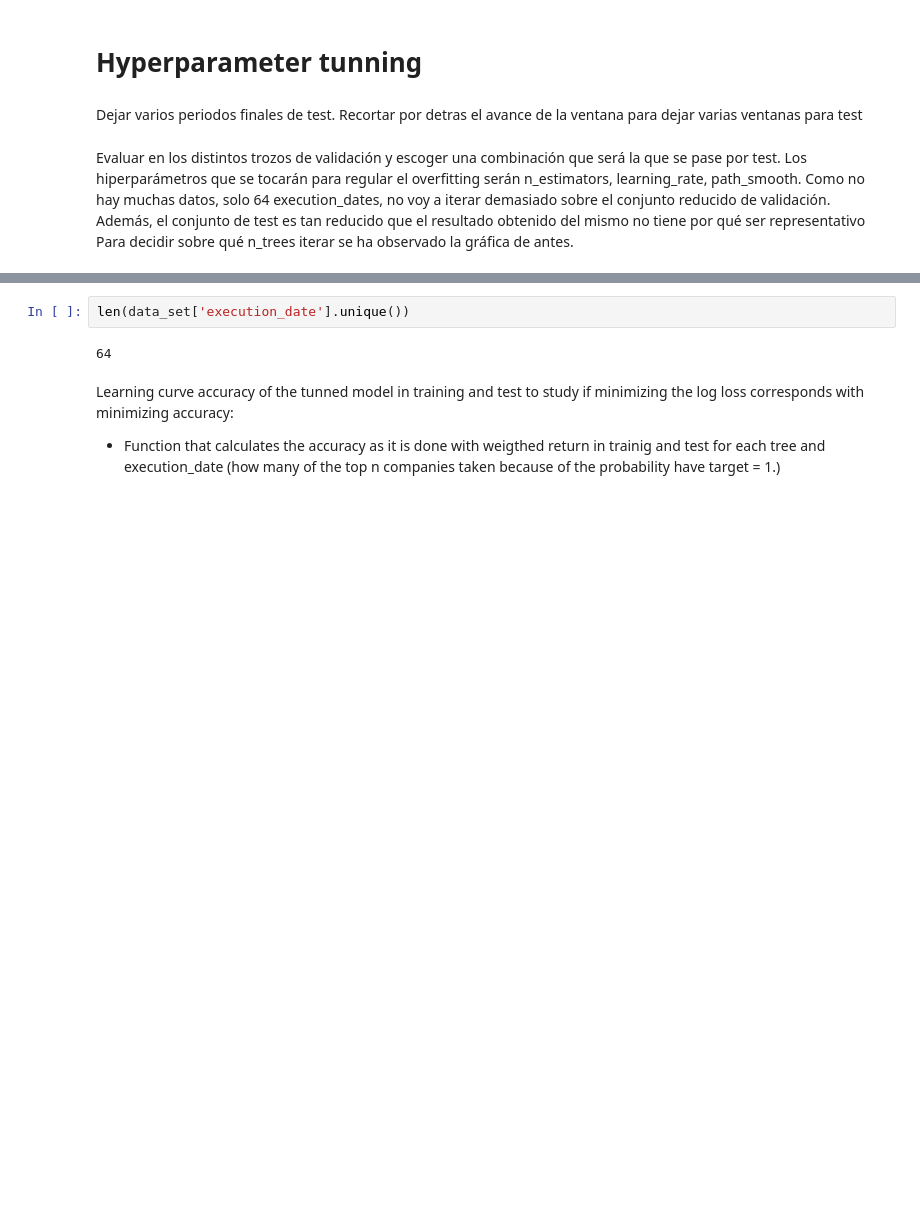
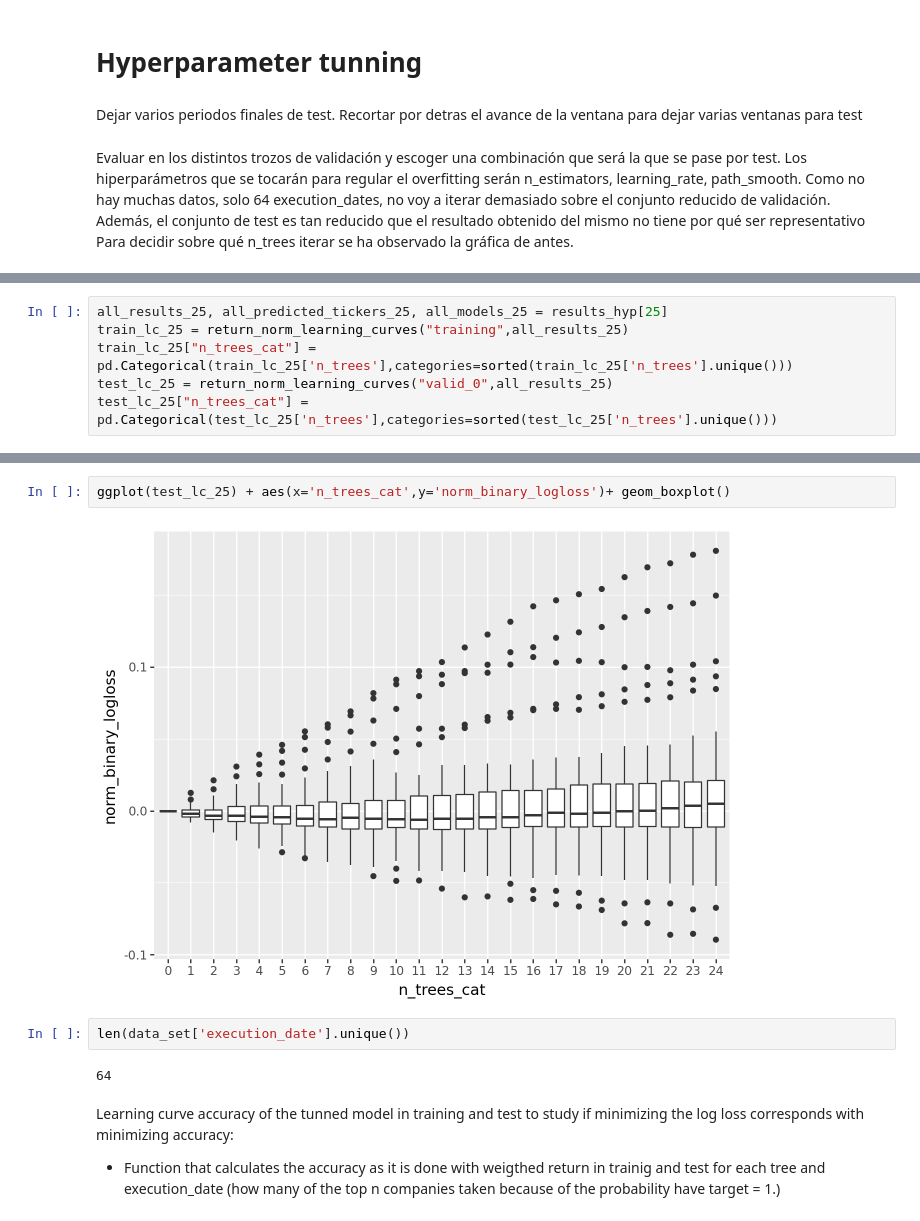
Before and after one commit to raqueel-ff/zrive-ds, a Jupyter notebook: src/module_5/module5.ipynb, the cells around one changed output, grey strips where cells are left out. Saved outputs shown, nothing was run; the diff lists cells and outputs as text; blank space fills up the shorter version.

```diff
--- a/src/module_5/module5.ipynb
+++ b/src/module_5/module5.ipynb
@@ -593,0 +614,6 @@ for n_estimator in n_estimators:
+# %%
+all_results_25, all_predicted_tickers_25, all_models_25 = results_hyp[25]
+train_lc_25 = return_norm_learning_curves("training",all_results_25)
+train_lc_25["n_trees_cat"] = pd.Categorical(train_lc_25['n_trees'],categories=sorted(train_lc_25['n_trees'].unique()))
+test_lc_25 = return_norm_learning_curves("valid_0",all_results_25)
+test_lc_25["n_trees_cat"] = pd.Categorical(test_lc_25['n_trees'],categories=sorted(test_lc_25['n_trees'].unique()))
@@ -594,3 +628,7 @@ for n_estimator in n_estimators:
+# %%
+ggplot(test_lc_25) + aes(x='n_trees_cat',y='norm_binary_logloss')+ geom_boxplot()
+# %% [output]
+[figure, added]
 # %%
 len(data_set['execution_date'].unique())
 # %% [output]
```
Also changed, not shown: parts of 9 cells of this notebook.
